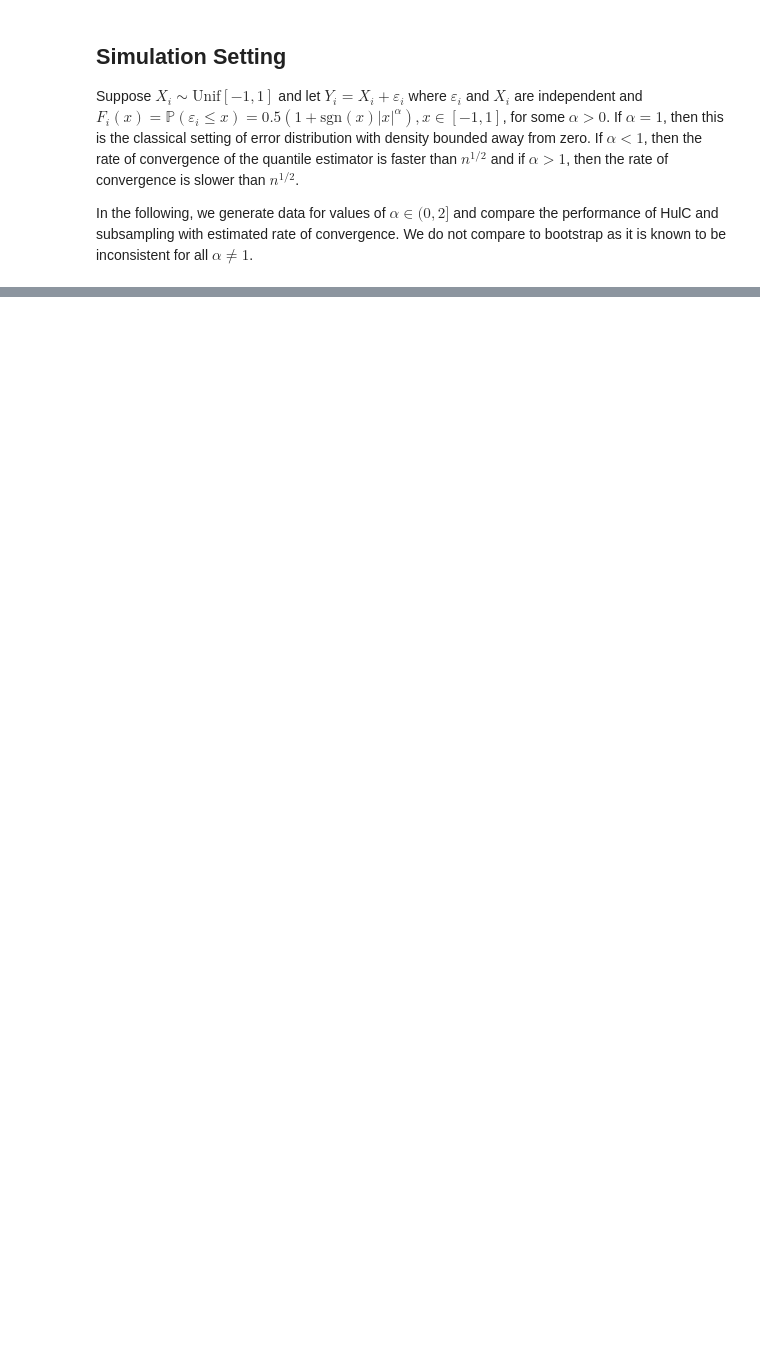
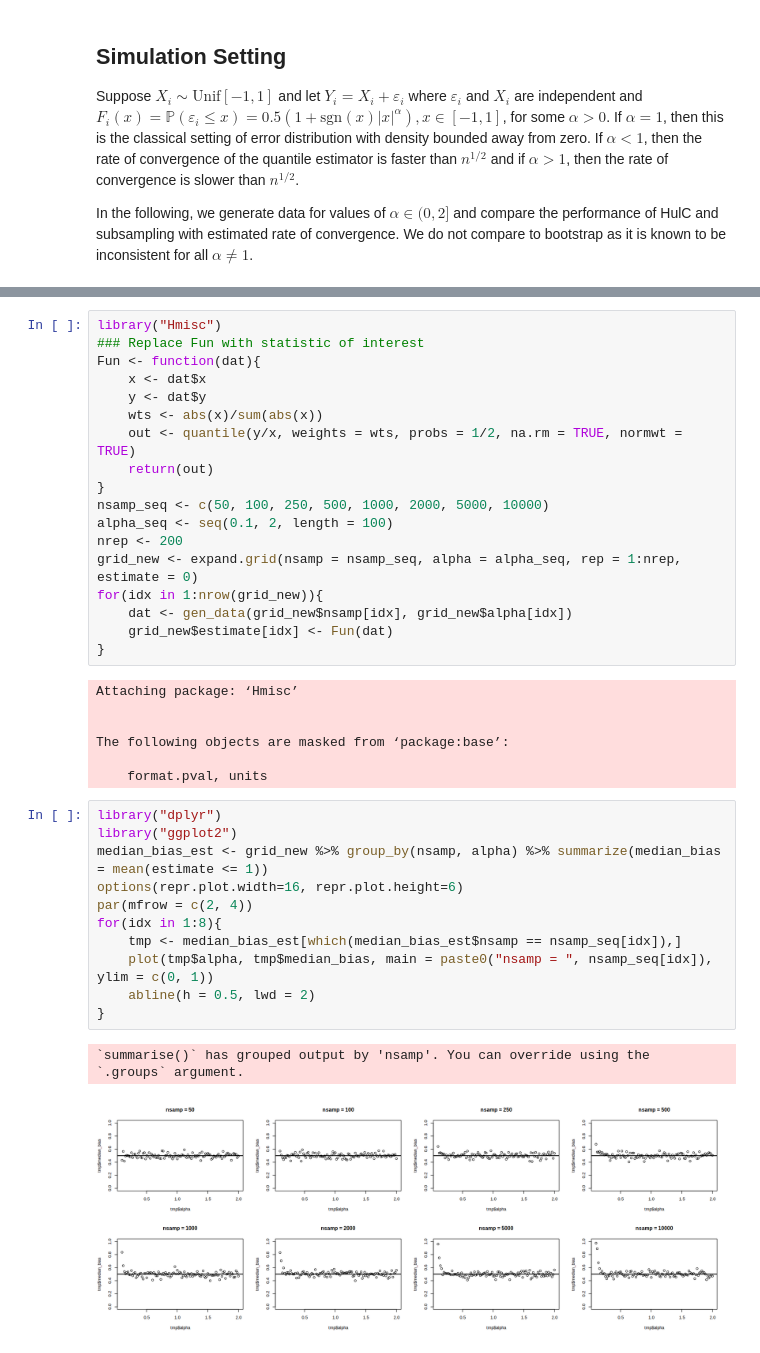
Before and after one commit to Arun-Kuchibhotla/HulC, a Jupyter notebook: R/HulC for Quantile Regression.ipynb, the cells around one changed output, grey strips where cells are left out. Drawn from its saved outputs; the diff is of its cells as text; blank space fills up the shorter version.

Commit message:
HulC for quantile regression

```diff
--- a/R/HulC for Quantile Regression.ipynb
+++ b/R/HulC for Quantile Regression.ipynb
@@ -89 +91,41 @@ plot(tmp$x, tmp$y, xlab = "x", ylab = "y")
+# %%
+library("Hmisc")
+### Replace Fun with statistic of interest
+Fun <- function(dat){
+    x <- dat$x
+    y <- dat$y
+    wts <- abs(x)/sum(abs(x))
+    out <- quantile(y/x, weights = wts, probs = 1/2, na.rm = TRUE, normwt = TRUE)
+    return(out)
+}
+nsamp_seq <- c(50, 100, 250, 500, 1000, 2000, 5000, 10000)
+alpha_seq <- seq(0.1, 2, length = 100)
+nrep <- 200
+grid_new <- expand.grid(nsamp = nsamp_seq, alpha = alpha_seq, rep = 1:nrep, estimate = 0)
+for(idx in 1:nrow(grid_new)){
+    dat <- gen_data(grid_new$nsamp[idx], grid_new$alpha[idx])
+    grid_new$estimate[idx] <- Fun(dat)
+}
+# %% [output]
+Attaching package: ‘Hmisc’
+
+
+The following objects are masked from ‘package:base’:
+
+    format.pval, units
+# %%
+library("dplyr")
+library("ggplot2")
+median_bias_est <- grid_new %>% group_by(nsamp, alpha) %>% summarize(median_bias = mean(estimate <= 1))
+options(repr.plot.width=16, repr.plot.height=6)
+par(mfrow = c(2, 4))
+for(idx in 1:8){
+    tmp <- median_bias_est[which(median_bias_est$nsamp == nsamp_seq[idx]),]
+    plot(tmp$alpha, tmp$median_bias, main = paste0("nsamp = ", nsamp_seq[idx]), ylim = c(0, 1))
+    abline(h = 0.5, lwd = 2)
+}
+# %% [output]
+`summarise()` has grouped output by 'nsamp'. You can override using the
+`.groups` argument.
+[figure, added]
 # %%
```
Also changed, not shown: parts of 7 cells of this notebook.
